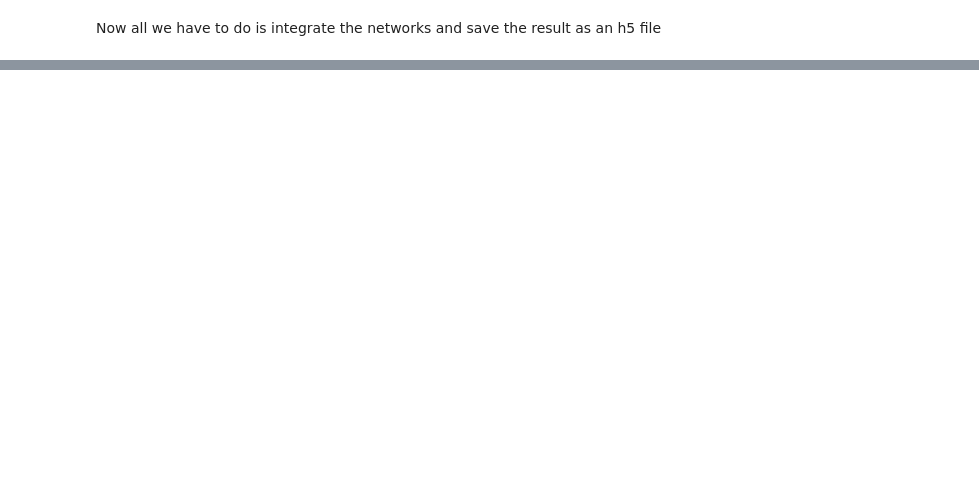
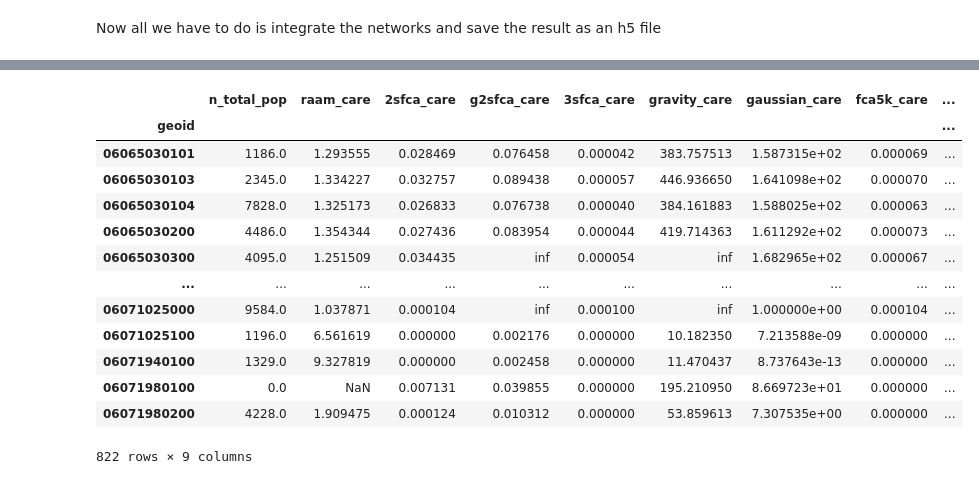
Before and after one commit to knaaptime/healthacc, a Jupyter notebook: notebooks/measure_access.ipynb, the cells around one changed output, grey strips where cells are left out. Cells and saved outputs as stored; diff of their text form; code cells hidden in the pictures; blank space fills up the shorter version.

```diff
--- a/notebooks/measure_access.ipynb
+++ b/notebooks/measure_access.ipynb
@@ -277,0 +324,2 @@ dtype('float64')
+# %%
+joined  = gpd.sjoin(socal, health[['geometry', 'care']], op='intersects', how='left').groupby('geoid').sum()['care']
@@ -277,0 +333,20 @@ dtype('float64')
+# %%
+socal = socal.dropna(subset=['n_total_pop'])
+# %%
+socal = socal.merge(joined, left_on='geoid', right_index=True)
+# %%
+ac = access(demand_df = socal,
+                              demand_index = 'geoid',
+                              demand_value = 'n_total_pop',
+                              supply_df    = socal,
+                              supply_index = 'geoid',
+            cost_df=tract_adjlist,
+            cost_origin='origin',
+            cost_dest='destination',
+            cost_name='cost',
+            supply_value='care',
+            neighbor_cost_df     = tract_adjlist,
+           neighbor_cost_origin = 'origin',
+           neighbor_cost_dest   = 'destination',
+           neighbor_cost_name   = 'cost'
+      )
@@ -277,0 +388,17 @@ dtype('float64')
+# %%
+ac.access_df
+# %% [output]
+|  | n_total_pop | raam_care | 2sfca_care | g2sfca_care | 3sfca_care | gravity_care | gaussian_care | fca5k_care | ... |
+| geoid |  |  |  |  |  |  |  |  | ... |
+| 06065030101 | 1186.0 | 1.293555 | 0.028469 | 0.076458 | 0.000042 | 383.757513 | 1.587315e+02 | 0.000069 | ... |
+| 06065030103 | 2345.0 | 1.334227 | 0.032757 | 0.089438 | 0.000057 | 446.936650 | 1.641098e+02 | 0.000070 | ... |
+| 06065030104 | 7828.0 | 1.325173 | 0.026833 | 0.076738 | 0.000040 | 384.161883 | 1.588025e+02 | 0.000063 | ... |
+| 06065030200 | 4486.0 | 1.354344 | 0.027436 | 0.083954 | 0.000044 | 419.714363 | 1.611292e+02 | 0.000073 | ... |
+| 06065030300 | 4095.0 | 1.251509 | 0.034435 | inf | 0.000054 | inf | 1.682965e+02 | 0.000067 | ... |
+| ... | ... | ... | ... | ... | ... | ... | ... | ... | ... |
+| 06071025000 | 9584.0 | 1.037871 | 0.000104 | inf | 0.000100 | inf | 1.000000e+00 | 0.000104 | ... |
+| 06071025100 | 1196.0 | 6.561619 | 0.000000 | 0.002176 | 0.000000 | 10.182350 | 7.213588e-09 | 0.000000 | ... |
+| 06071940100 | 1329.0 | 9.327819 | 0.000000 | 0.002458 | 0.000000 | 11.470437 | 8.737643e-13 | 0.000000 | ... |
+| 06071980100 | 0.0 | NaN | 0.007131 | 0.039855 | 0.000000 | 195.210950 | 8.669723e+01 | 0.000000 | ... |
+| 06071980200 | 4228.0 | 1.909475 | 0.000124 | 0.010312 | 0.000000 | 53.859613 | 7.307535e+00 | 0.000000 | ... |
+822 rows × 9 columns
```
Also changed, not shown: parts of 57 cells of this notebook, 1 other file.
